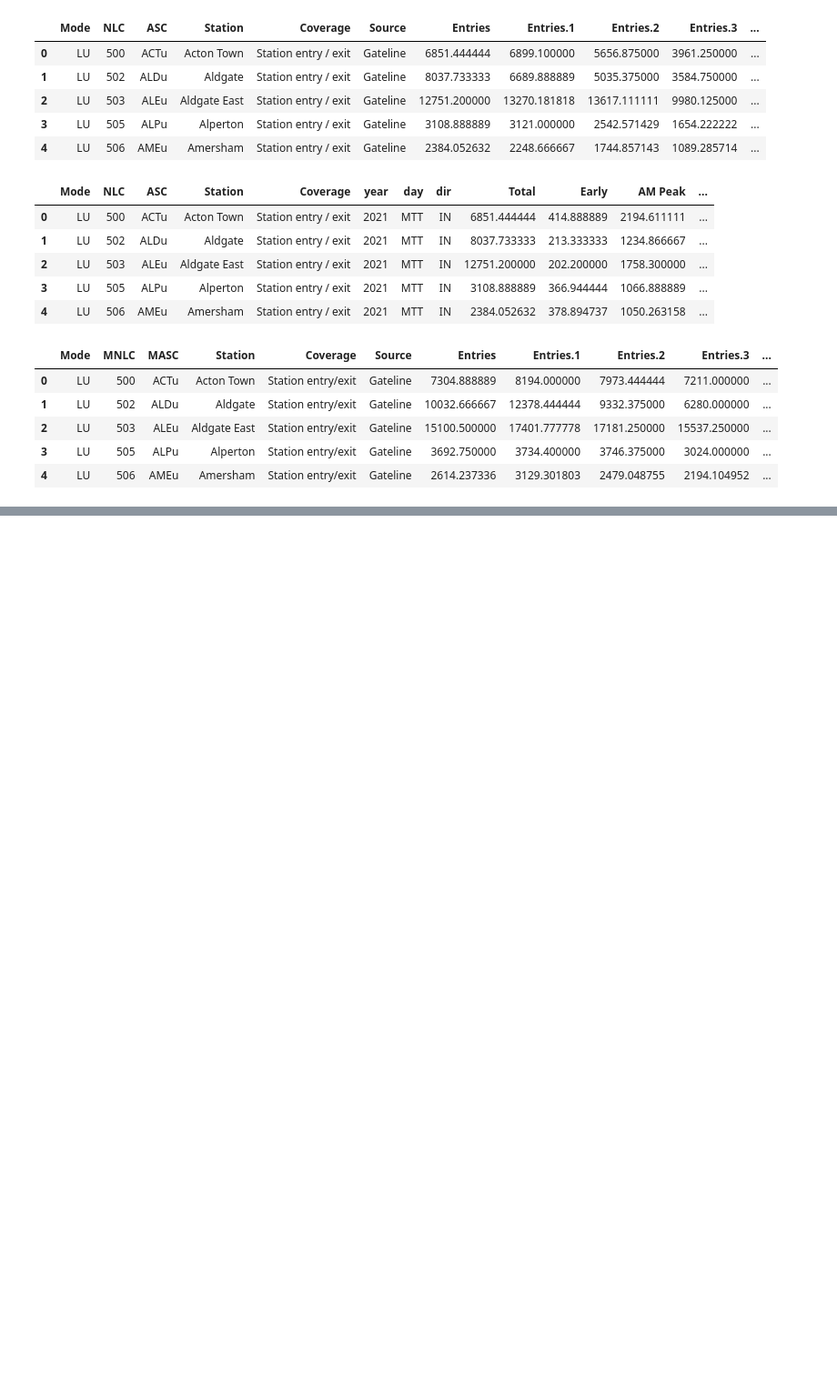
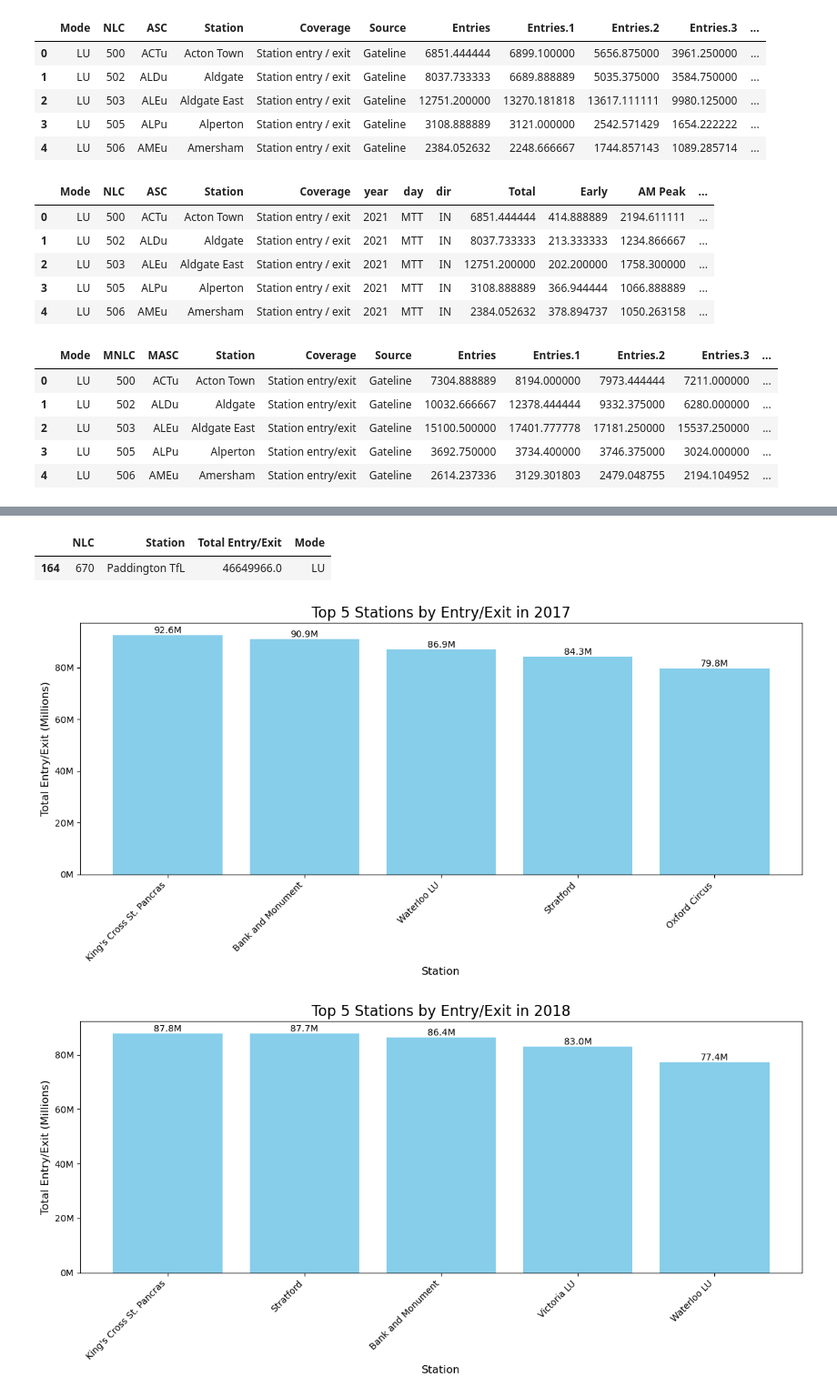
Before and after one commit to AimanxxAnsari/analysis-of-tfl-data, a Jupyter notebook: python-notebooks/tfl-passenger-flow.ipynb, the cells around one changed output, grey strips where cells are left out. Shown at 91% size. Drawn from its saved outputs; the diff is of its cells as text; code cells hidden in the pictures; blank space fills up the shorter version.

```diff
--- a/python-notebooks/tfl-passenger-flow.ipynb
+++ b/python-notebooks/tfl-passenger-flow.ipynb
@@ -141,3 +206,18 @@ df2022ac.head(5)
 | 2 | LU | 503 | ALEu | Aldgate East | Station entry/exit | Gateline | 15100.500000 | 17401.777778 | 17181.250000 | 15537.250000 | ... |
 | 3 | LU | 505 | ALPu | Alperton | Station entry/exit | Gateline | 3692.750000 | 3734.400000 | 3746.375000 | 3024.000000 | ... |
 | 4 | LU | 506 | AMEu | Amersham | Station entry/exit | Gateline | 2614.237336 | 3129.301803 | 2479.048755 | 2194.104952 | ... |
+# %%
+df2022ac = df2022ac.drop(columns=['Entries',
+                            'Entries.1',
+                            'Entries.2',
+                            'Entries.3',
+                            'Entries.4',
+                            'Exits',
+                            'Exits.1',
+                            'Exits.2',
+                            'Exits.3',
+                            'Exits.4',
+                            'En/Ex',
+                            'En/Ex.1']).round()
+# %%
+df2022ac = df2022ac.rename(columns={'En/Ex.2':'En/Ex'})
@@ -143,0 +304,5 @@ df2022ac.head(5)
+# %%
+df2022ac = df2022ac.rename(columns={'MNLC':'NLC'})
+df2019ac = df2019ac.rename(columns={'en/ex':'En/Ex'})
+df2018ac = df2018ac.rename(columns={'en/ex':'En/Ex'})
+df2017ac = df2017ac.rename(columns={'en/ex':'En/Ex'})
@@ -143,0 +365,43 @@ df2022ac.head(5)
+# %%
+df2022ac_combined[df2022ac_combined['NLC'] == 670]
+# %% [output]
+|  | NLC | Station | Total Entry/Exit | Mode |
+| 164 | 670 | Paddington TfL | 46649966.0 | LU |
+# %%
+import matplotlib.pyplot as plt
+
+def plot_top_5_stations_by_year(dataframes, years):
+    for df, year in zip(dataframes, years):
+        plt.figure(figsize=(12, 6))
+
+        top_5 = df.nlargest(5, 'Total Entry/Exit')
+
+        # Create bar plot
+        bars = plt.bar(top_5['Station'], top_5['Total Entry/Exit'] / 1e6, color='skyblue')
+
+        plt.title(f'Top 5 Stations by Entry/Exit in {year}', fontsize=16)
+        plt.xlabel('Station', fontsize=12)
+        plt.ylabel('Total Entry/Exit (Millions)', fontsize=12)
+        plt.xticks(rotation=45, ha='right', fontsize=10)
+
+        # Add value labels on top of each bar
+        for bar in bars:
+            height = bar.get_height()
+            plt.text(bar.get_x() + bar.get_width()/2., height,
+                     f'{height:.1f}M',
+                     ha='center', va='bottom')
+
+        # Format y-axis to millions
+        plt.gca().yaxis.set_major_formatter(plt.FuncFormatter(lambda x, p: f'{x:.0f}M'))
+
+        plt.show()
+
+# Create plots for each year
+plot_top_5_stations_by_year(
+    [df2017ac_combined, df2018ac_combined, df2019ac_combined,
+     df2020ac_combined, df2021ac_combined, df2022ac_combined],
+    ['2017', '2018', '2019', '2020', '2021', '2022']
+)
+# %% [output]
+[figure, added]
+[figure, added]
```
Also changed, not shown: parts of 20 cells of this notebook.
